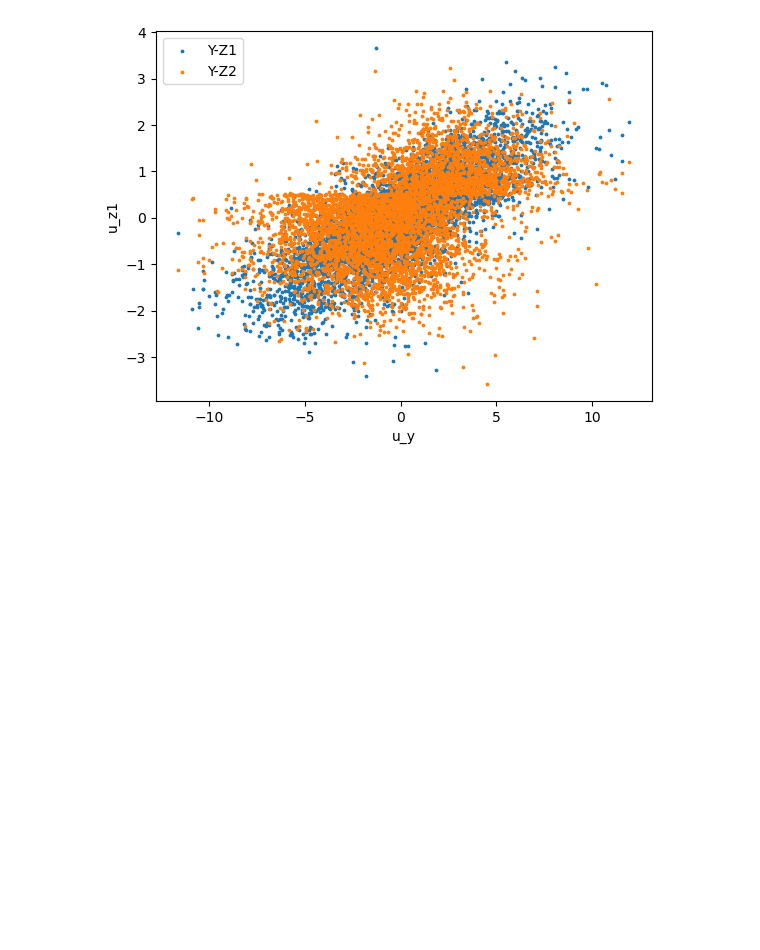
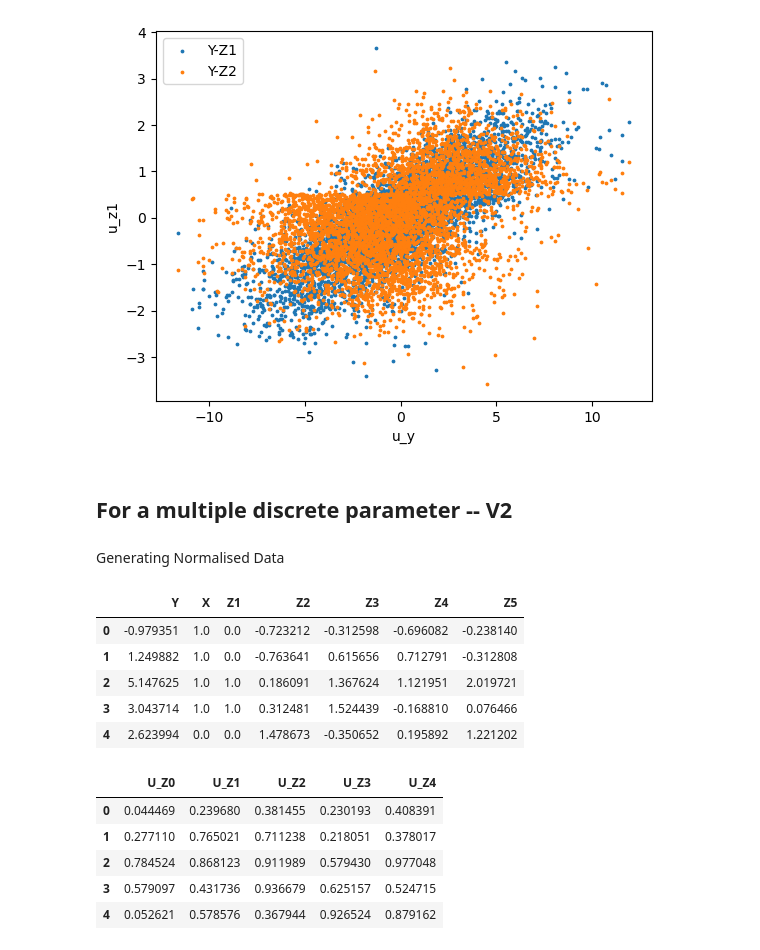
Before and after one commit to llaurabatt/frugal-flows, a Jupyter notebook: validation/Mixed_Data_Frugal_Flows.ipynb, the cells around one changed output. Drawn from its saved outputs; the diff is of its cells as text; code cells hidden in the pictures; blank space fills up the shorter version.

```diff
--- a/validation/Mixed_Data_Frugal_Flows.ipynb
+++ b/validation/Mixed_Data_Frugal_Flows.ipynb
@@ -500,3 +500,7 @@ plt.legend()
 plt.show()
 # %% [output]
 [figure]
+# %% [markdown]
+## For a multiple discrete parameter -- V2
+# %% [markdown]
+Generating Normalised Data
@@ -502,0 +594,18 @@ plt.show()
+# %%
+col_names = [f"U_Z{i}" for i in range(Z.shape[1])]
+plot_data = pd.DataFrame(u_z, columns=col_names)
+display(data_xdyc.head())
+display(plot_data.head())
+# %% [output]
+|  | Y | X | Z1 | Z2 | Z3 | Z4 | Z5 |
+| 0 | -0.979351 | 1.0 | 0.0 | -0.723212 | -0.312598 | -0.696082 | -0.238140 |
+| 1 | 1.249882 | 1.0 | 0.0 | -0.763641 | 0.615656 | 0.712791 | -0.312808 |
+| 2 | 5.147625 | 1.0 | 1.0 | 0.186091 | 1.367624 | 1.121951 | 2.019721 |
+| 3 | 3.043714 | 1.0 | 1.0 | 0.312481 | 1.524439 | -0.168810 | 0.076466 |
+| 4 | 2.623994 | 0.0 | 0.0 | 1.478673 | -0.350652 | 0.195892 | 1.221202 |
+|  | U_Z0 | U_Z1 | U_Z2 | U_Z3 | U_Z4 |
+| 0 | 0.044469 | 0.239680 | 0.381455 | 0.230193 | 0.408391 |
+| 1 | 0.277110 | 0.765021 | 0.711238 | 0.218051 | 0.378017 |
+| 2 | 0.784524 | 0.868123 | 0.911989 | 0.579430 | 0.977048 |
+| 3 | 0.579097 | 0.431736 | 0.936679 | 0.625157 | 0.524715 |
+| 4 | 0.052621 | 0.578576 | 0.367944 | 0.926524 | 0.879162 |
```
Also changed, not shown: parts of 24 cells of this notebook.
